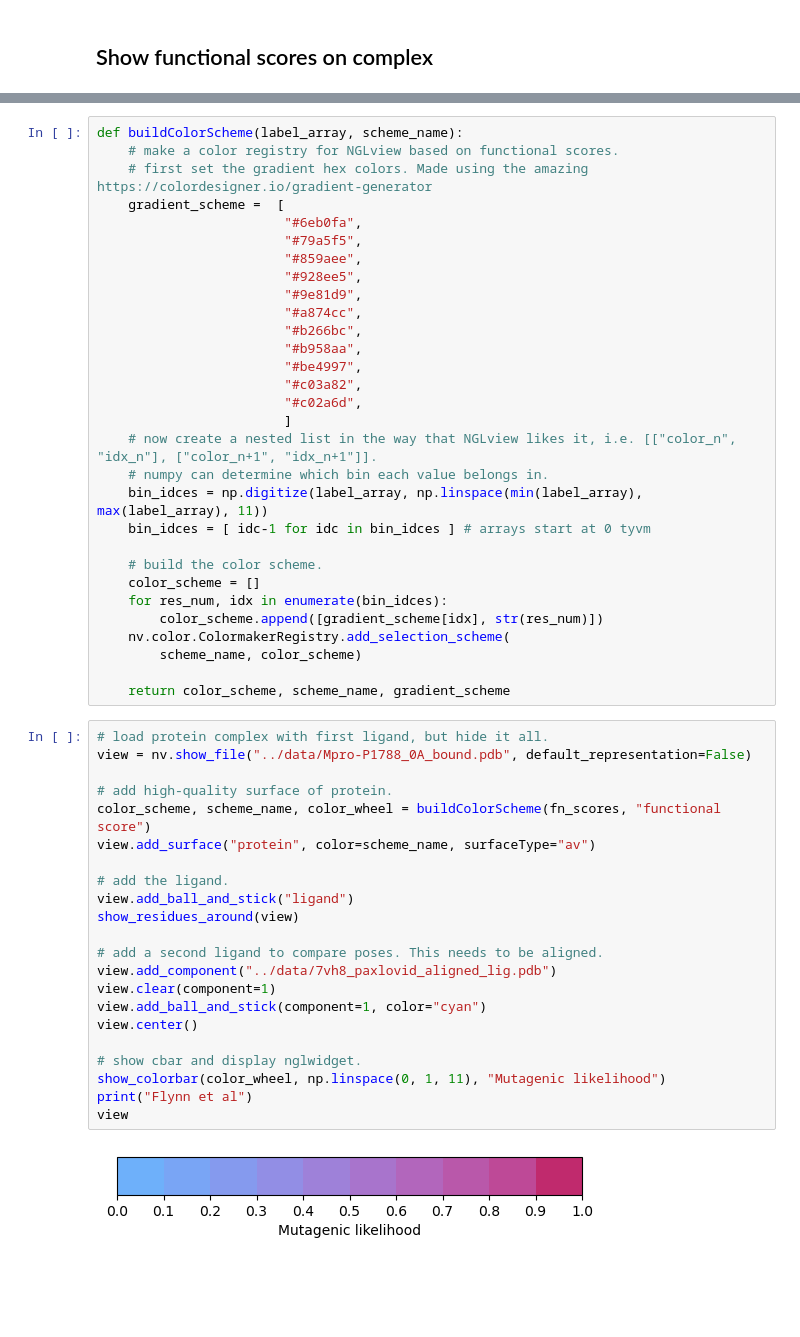
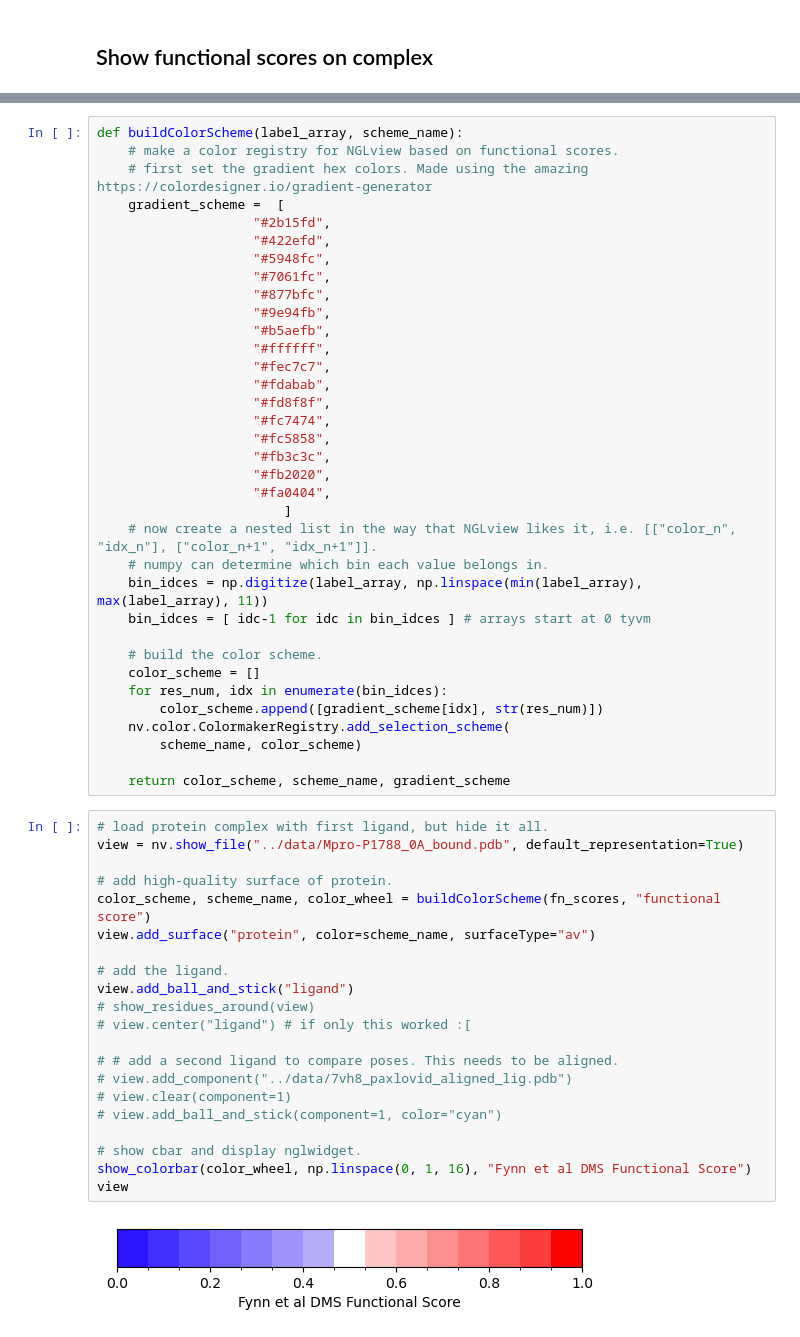
Before and after one commit to choderalab/mutation-analysis, a Jupyter notebook: notebooks/mutation_analysis.ipynb, the cells around one changed output, grey strips where cells are left out. Saved outputs shown, nothing was run; the diff lists cells and outputs as text; blank space fills up the shorter version.

```diff
--- a/notebooks/mutation_analysis.ipynb
+++ b/notebooks/mutation_analysis.ipynb
@@ -380,17 +369,22 @@ def buildColorScheme(label_array, scheme_name):
     # make a color registry for NGLview based on functional scores.
     # first set the gradient hex colors. Made using the amazing https://colordesigner.io/gradient-generator
     gradient_scheme =  [
-                        "#6eb0fa",
-                        "#79a5f5",
-                        "#859aee",
-                        "#928ee5",
-                        "#9e81d9",
-                        "#a874cc",
-                        "#b266bc",
-                        "#b958aa",
-                        "#be4997",
-                        "#c03a82",
-                        "#c02a6d",
+                    "#2b15fd",
+                    "#422efd",
+                    "#5948fc",
+                    "#7061fc",
+                    "#877bfc",
+                    "#9e94fb",
+                    "#b5aefb",
+                    "#ffffff",
+                    "#fec7c7",
+                    "#fdabab",
+                    "#fd8f8f",
+                    "#fc7474",
+                    "#fc5858",
+                    "#fb3c3c",
+                    "#fb2020",
+                    "#fa0404",
                         ]
     # now create a nested list in the way that NGLview likes it, i.e. [["color_n", "idx_n"], ["color_n+1", "idx_n+1"]].
     # numpy can determine which bin each value belongs in.
@@ -407,25 +401,24 @@ def buildColorScheme(label_array, scheme_name):
     return color_scheme, scheme_name, gradient_scheme
 # %%
 # load protein complex with first ligand, but hide it all.
-view = nv.show_file("../data/Mpro-P1788_0A_bound.pdb", default_representation=False)
+view = nv.show_file("../data/Mpro-P1788_0A_bound.pdb", default_representation=True)
 
 # add high-quality surface of protein.
 color_scheme, scheme_name, color_wheel = buildColorScheme(fn_scores, "functional score")
 view.add_surface("protein", color=scheme_name, surfaceType="av")
 
 # add the ligand.
 view.add_ball_and_stick("ligand")
-show_residues_around(view)
+# show_residues_around(view)
+# view.center("ligand") # if only this worked :[
 
-# add a second ligand to compare poses. This needs to be aligned.
-view.add_component("../data/7vh8_paxlovid_aligned_lig.pdb")
-view.clear(component=1)
-view.add_ball_and_stick(component=1, color="cyan")
-view.center()
+# # add a second ligand to compare poses. This needs to be aligned.
+# view.add_component("../data/7vh8_paxlovid_aligned_lig.pdb")
+# view.clear(component=1)
+# view.add_ball_and_stick(component=1, color="cyan")
 
 # show cbar and display nglwidget.
-show_colorbar(color_wheel, np.linspace(0, 1, 11), "Mutagenic likelihood")
-print("Flynn et al")
+show_colorbar(color_wheel, np.linspace(0, 1, 16), "Fynn et al DMS Functional Score")
 view
 # %% [output]
-[figure, old version]
+[figure, new version]
```
Also changed, not shown: parts of 8 cells of this notebook.
